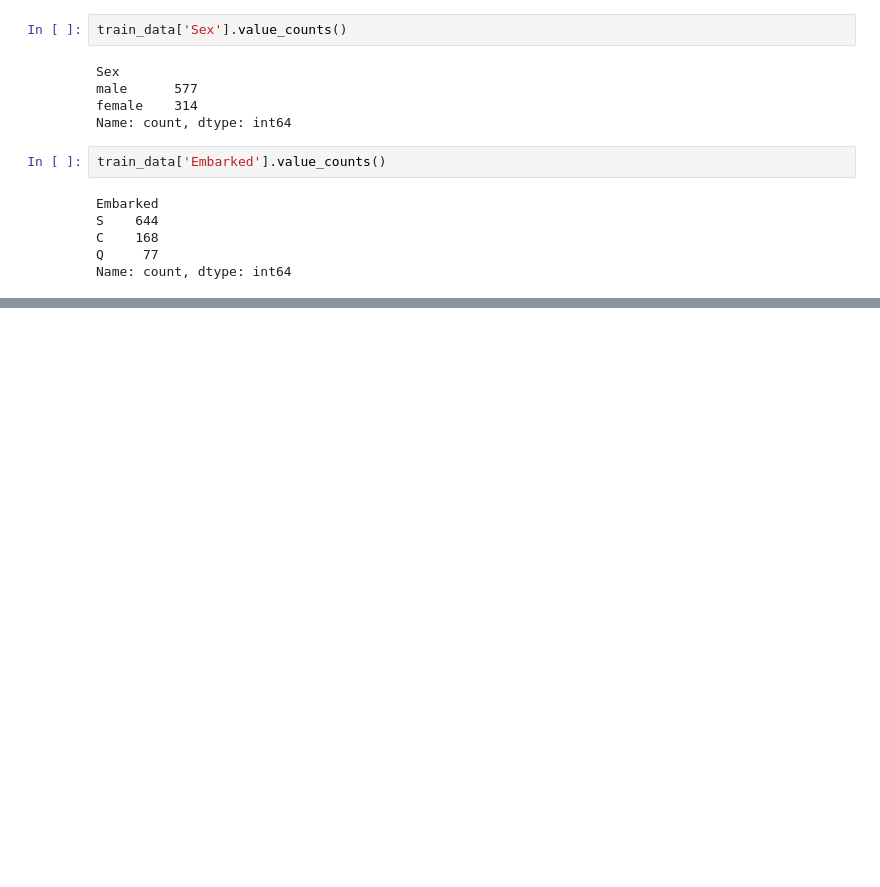
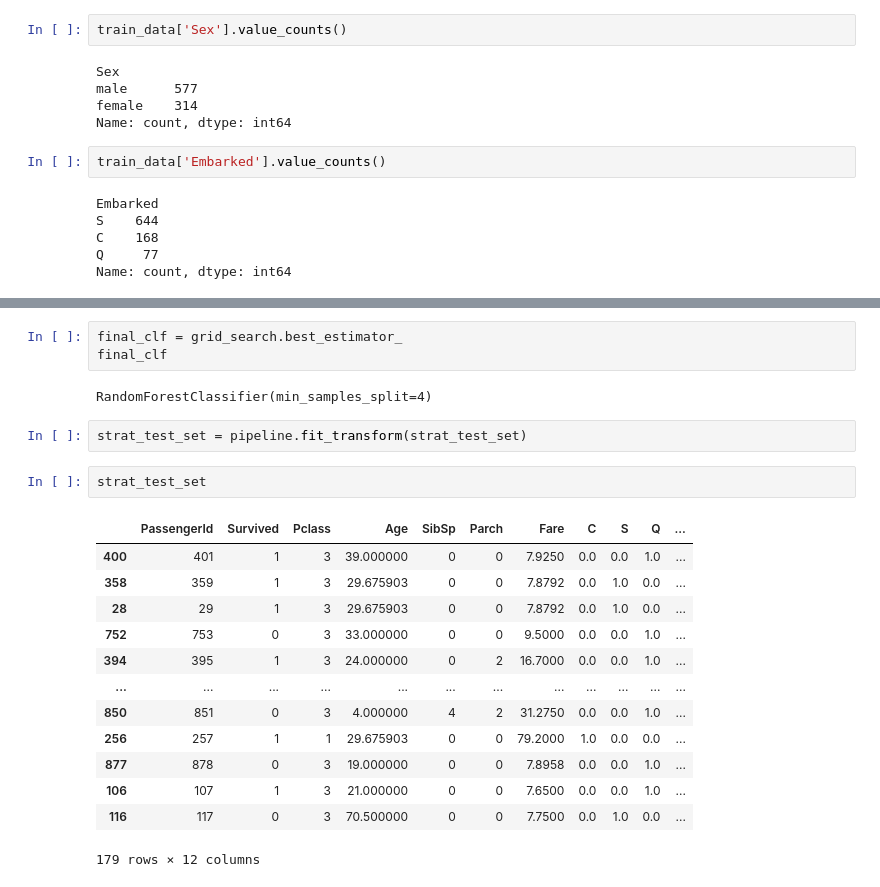
Before and after one commit to xKomil/titanic-survivors-classifier, a Jupyter notebook: titan.ipynb, the cells around one changed output, grey strips where cells are left out. Cells and saved outputs as stored; diff of their text form; blank space fills up the shorter version.

```diff
--- a/titan.ipynb
+++ b/titan.ipynb
@@ -172,0 +265,23 @@ y_pred = forest_clf.predict(X_test)
+# %%
+final_clf = grid_search.best_estimator_
+final_clf
+# %% [output]
+RandomForestClassifier(min_samples_split=4)
+# %%
+strat_test_set = pipeline.fit_transform(strat_test_set)
+# %%
+strat_test_set
+# %% [output]
+|  | PassengerId | Survived | Pclass | Age | SibSp | Parch | Fare | C | S | Q | ... |
+| 400 | 401 | 1 | 3 | 39.000000 | 0 | 0 | 7.9250 | 0.0 | 0.0 | 1.0 | ... |
+| 358 | 359 | 1 | 3 | 29.675903 | 0 | 0 | 7.8792 | 0.0 | 1.0 | 0.0 | ... |
+| 28 | 29 | 1 | 3 | 29.675903 | 0 | 0 | 7.8792 | 0.0 | 1.0 | 0.0 | ... |
+| 752 | 753 | 0 | 3 | 33.000000 | 0 | 0 | 9.5000 | 0.0 | 0.0 | 1.0 | ... |
+| 394 | 395 | 1 | 3 | 24.000000 | 0 | 2 | 16.7000 | 0.0 | 0.0 | 1.0 | ... |
+| ... | ... | ... | ... | ... | ... | ... | ... | ... | ... | ... | ... |
+| 850 | 851 | 0 | 3 | 4.000000 | 4 | 2 | 31.2750 | 0.0 | 0.0 | 1.0 | ... |
+| 256 | 257 | 1 | 1 | 29.675903 | 0 | 0 | 79.2000 | 1.0 | 0.0 | 0.0 | ... |
+| 877 | 878 | 0 | 3 | 19.000000 | 0 | 0 | 7.8958 | 0.0 | 0.0 | 1.0 | ... |
+| 106 | 107 | 1 | 3 | 21.000000 | 0 | 0 | 7.6500 | 0.0 | 0.0 | 1.0 | ... |
+| 116 | 117 | 0 | 3 | 70.500000 | 0 | 0 | 7.7500 | 0.0 | 1.0 | 0.0 | ... |
+179 rows × 12 columns
```
Also changed, not shown: parts of 43 cells of this notebook, 1 other file.
